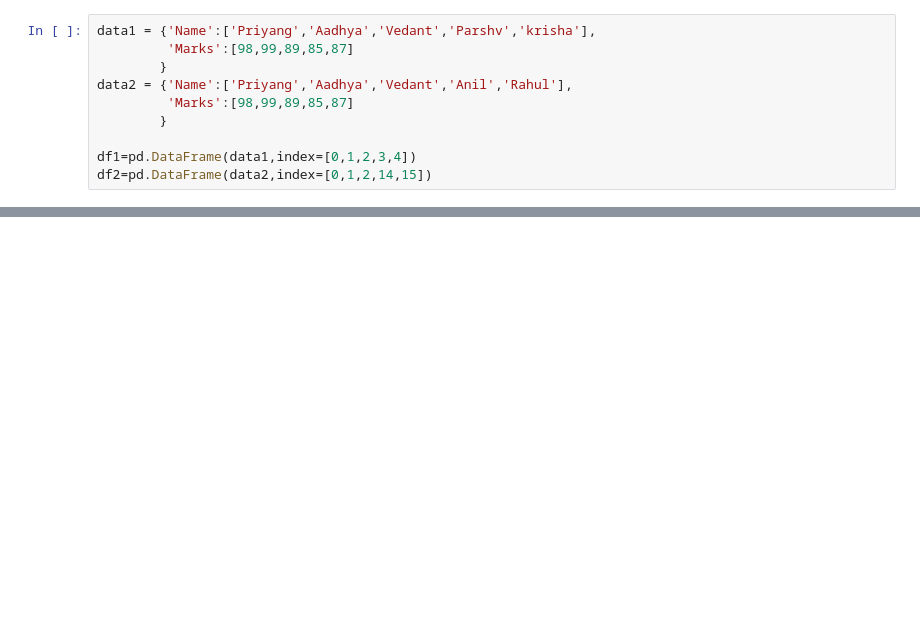
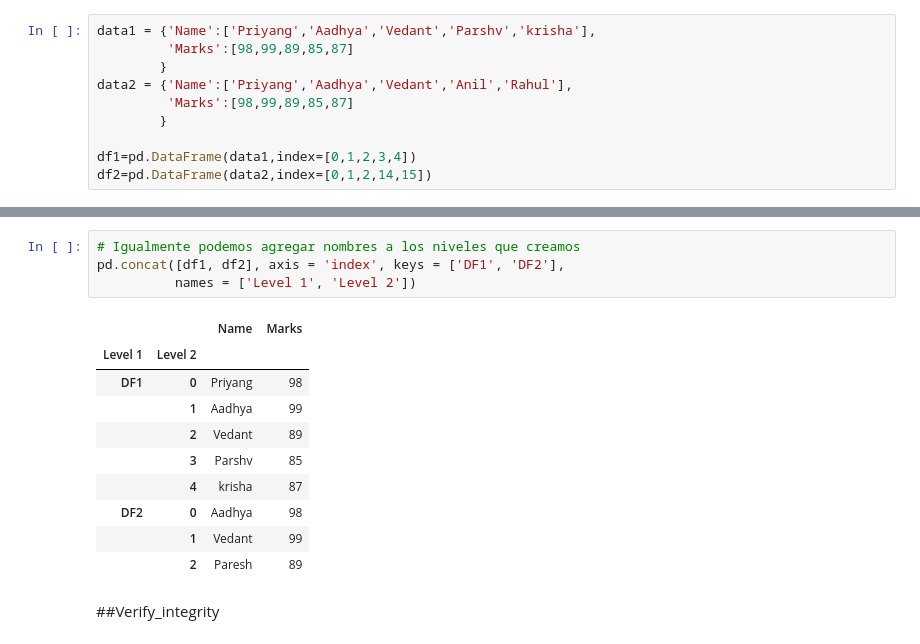
Before and after one commit to RafaGo89/Pandas_Activities, a Jupyter notebook: Práctica/Concat.ipynb, the cells around one changed output, grey strips where cells are left out. Saved outputs shown, nothing was run; the diff lists cells and outputs as text; blank space fills up the shorter version.

```diff
--- a/Práctica/Concat.ipynb
+++ b/Práctica/Concat.ipynb
@@ -212,0 +276,17 @@ df2=pd.DataFrame(data2,index=[0,1,2,14,15])
+# %%
+# Igualmente podemos agregar nombres a los niveles que creamos
+pd.concat([df1, df2], axis = 'index', keys = ['DF1', 'DF2'],
+          names = ['Level 1', 'Level 2'])
+# %% [output]
+|  |  | Name | Marks |
+| Level 1 | Level 2 |  |  |
+| DF1 | 0 | Priyang | 98 |
+|  | 1 | Aadhya | 99 |
+|  | 2 | Vedant | 89 |
+|  | 3 | Parshv | 85 |
+|  | 4 | krisha | 87 |
+| DF2 | 0 | Aadhya | 98 |
+|  | 1 | Vedant | 99 |
+|  | 2 | Paresh | 89 |
+# %% [markdown]
+##Verify_integrity
```
Also changed, not shown: parts of 18 cells of this notebook, 1 other file.
